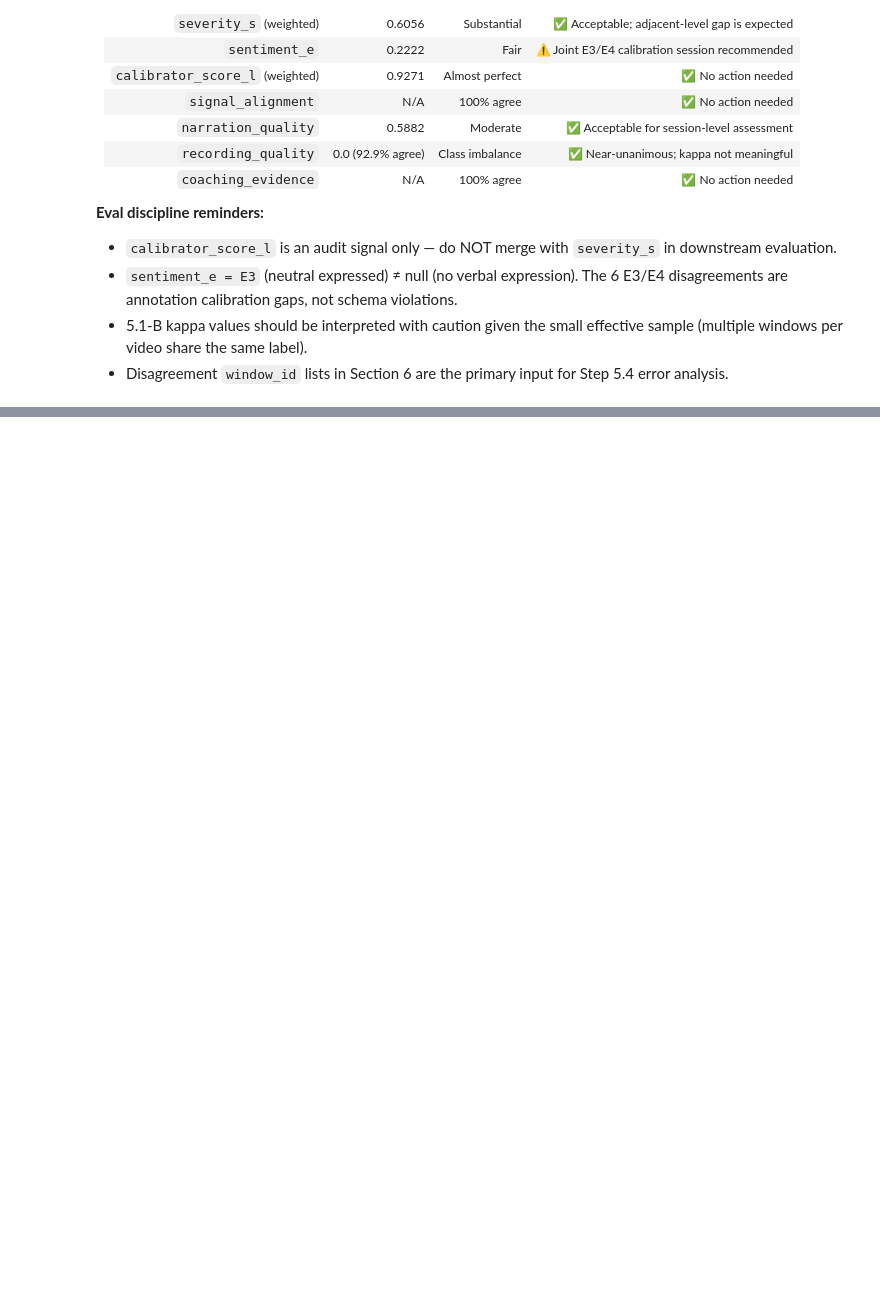
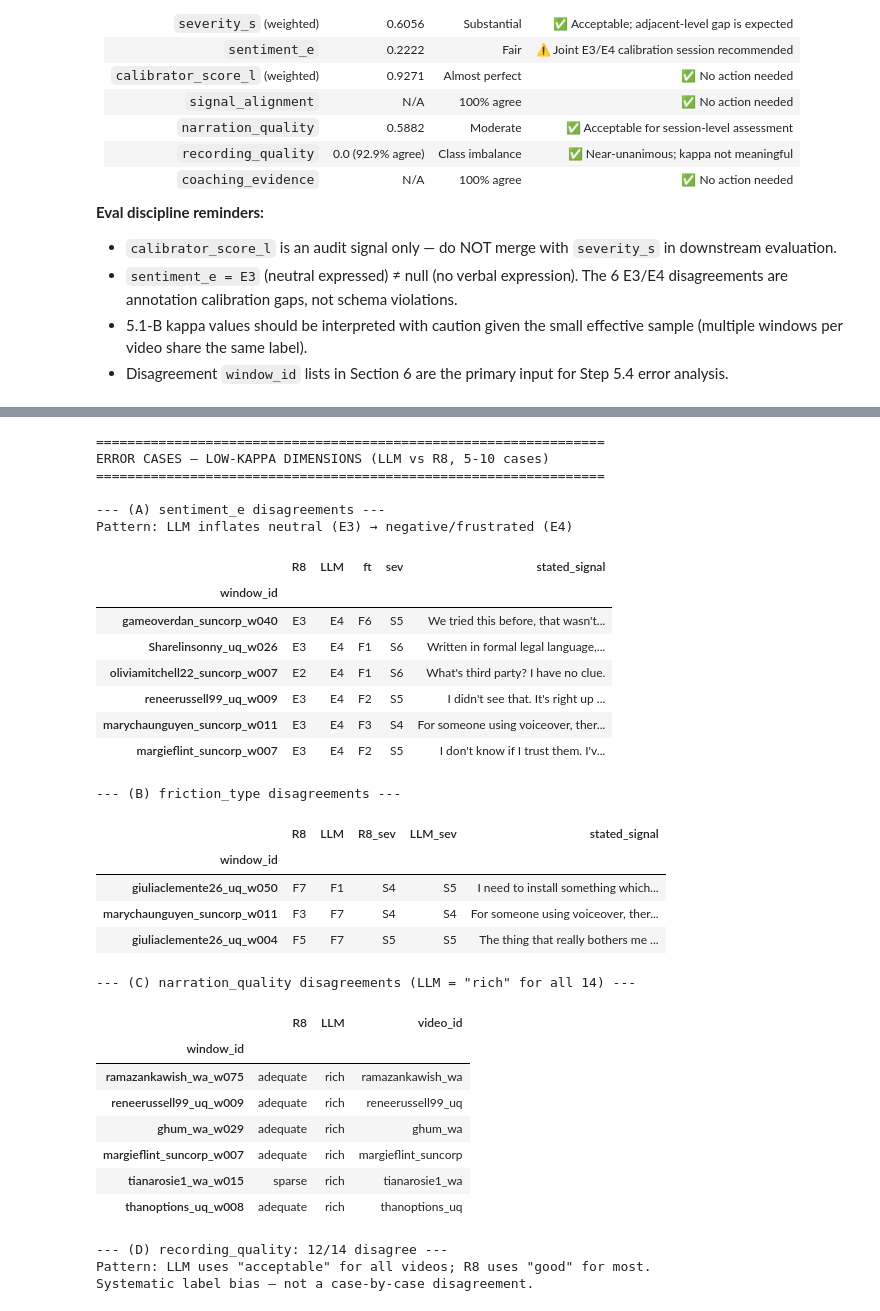
Before and after one commit to 666junyichen/accessibility-testing-qa-engine, a Jupyter notebook: notebooks/04_kappa_agreement.ipynb, the cells around one changed output, grey strips where cells are left out. Cells and saved outputs as stored; diff of their text form; code cells hidden in the pictures; blank space fills up the shorter version.

Commit message:
R8 added Step 5.4 LLM Kappa into section 10

```diff
--- a/notebooks/04_kappa_agreement.ipynb
+++ b/notebooks/04_kappa_agreement.ipynb
@@ -437,0 +659,66 @@ All 14 windows labelled `none` by both annotators. Kappa undefined (single class
+# %%
+print('=' * 65)
+print('ERROR CASES — LOW-KAPPA DIMENSIONS (LLM vs R8, 5-10 cases)')
+print('=' * 65)
+
+# (A) sentiment_e — expected lowest kappa; systematic E3→E4 pattern
+print('\n--- (A) sentiment_e disagreements ---')
+print('Pattern: LLM inflates neutral (E3) → negative/frustrated (E4)')
+sent_err = (cmp.loc[sent_mask & (cmp['sentiment_e'] != cmp['llm_sent']),
+                    ['sentiment_e', 'llm_sent', 'friction_type', 'severity_s', 'stated_signal']]
+              .rename(columns={'sentiment_e': 'R8',   'llm_sent': 'LLM',
+                               'friction_type': 'ft', 'severity_s': 'sev'}))
+display(sent_err)
+
+# (B) friction_type — disagreements (expected ~3 cases)
+print('\n--- (B) friction_type disagreements ---')
+ft_err = (cmp.loc[cmp['friction_type'] != cmp['llm_ft'],
+                  ['friction_type', 'llm_ft', 'severity_s', 'llm_sev', 'stated_signal']]
+            .rename(columns={'friction_type': 'R8', 'llm_ft': 'LLM',
+                             'severity_s': 'R8_sev', 'llm_sev': 'LLM_sev'}))
+display(ft_err)
+
+# (C) narration_quality — LLM defaults to "rich" for all videos
+print('\n--- (C) narration_quality disagreements (LLM = "rich" for all 14) ---')
+narr_err = (cmp.loc[cmp['narration_quality'] != cmp['llm_narr'],
+                    ['narration_quality', 'llm_narr', 'video_id']]
+              .rename(columns={'narration_quality': 'R8', 'llm_narr': 'LLM'}))
+display(narr_err)
+
+# (D) recording_quality — LLM defaults to "acceptable", R8 says "good" for most
+print(f'\n--- (D) recording_quality: {(cmp["recording_quality"] != cmp["llm_rec"]).sum()}/14 disagree ---')
+print('Pattern: LLM uses "acceptable" for all videos; R8 uses "good" for most.')
+print('Systematic label bias — not a case-by-case disagreement.')
+# %% [output]
+=================================================================
+ERROR CASES — LOW-KAPPA DIMENSIONS (LLM vs R8, 5-10 cases)
+=================================================================
+
+--- (A) sentiment_e disagreements ---
+Pattern: LLM inflates neutral (E3) → negative/frustrated (E4)
+|  | R8 | LLM | ft | sev | stated_signal |
+| window_id |  |  |  |  |  |
+| gameoverdan_suncorp_w040 | E3 | E4 | F6 | S5 | We tried this before, that wasn't... |
+| Sharelinsonny_uq_w026 | E3 | E4 | F1 | S6 | Written in formal legal language,... |
+| oliviamitchell22_suncorp_w007 | E2 | E4 | F1 | S6 | What's third party? I have no clue. |
+| reneerussell99_uq_w009 | E3 | E4 | F2 | S5 | I didn't see that. It's right up ... |
+| marychaunguyen_suncorp_w011 | E3 | E4 | F3 | S4 | For someone using voiceover, ther... |
+| margieflint_suncorp_w007 | E3 | E4 | F2 | S5 | I don't know if I trust them. I'v... |
+--- (B) friction_type disagreements ---
+|  | R8 | LLM | R8_sev | LLM_sev | stated_signal |
+| window_id |  |  |  |  |  |
+| giuliaclemente26_uq_w050 | F7 | F1 | S4 | S5 | I need to install something which... |
+| marychaunguyen_suncorp_w011 | F3 | F7 | S4 | S4 | For someone using voiceover, ther... |
+| giuliaclemente26_uq_w004 | F5 | F7 | S5 | S5 | The thing that really bothers me ... |
+--- (C) narration_quality disagreements (LLM = "rich" for all 14) ---
+|  | R8 | LLM | video_id |
+| window_id |  |  |  |
+| ramazankawish_wa_w075 | adequate | rich | ramazankawish_wa |
+| reneerussell99_uq_w009 | adequate | rich | reneerussell99_uq |
+| ghum_wa_w029 | adequate | rich | ghum_wa |
+| margieflint_suncorp_w007 | adequate | rich | margieflint_suncorp |
+| tianarosie1_wa_w015 | sparse | rich | tianarosie1_wa |
+| thanoptions_uq_w008 | adequate | rich | thanoptions_uq |
+--- (D) recording_quality: 12/14 disagree ---
+Pattern: LLM uses "acceptable" for all videos; R8 uses "good" for most.
+Systematic label bias — not a case-by-case disagreement.
```
Also changed, not shown: parts of 4 cells of this notebook.
